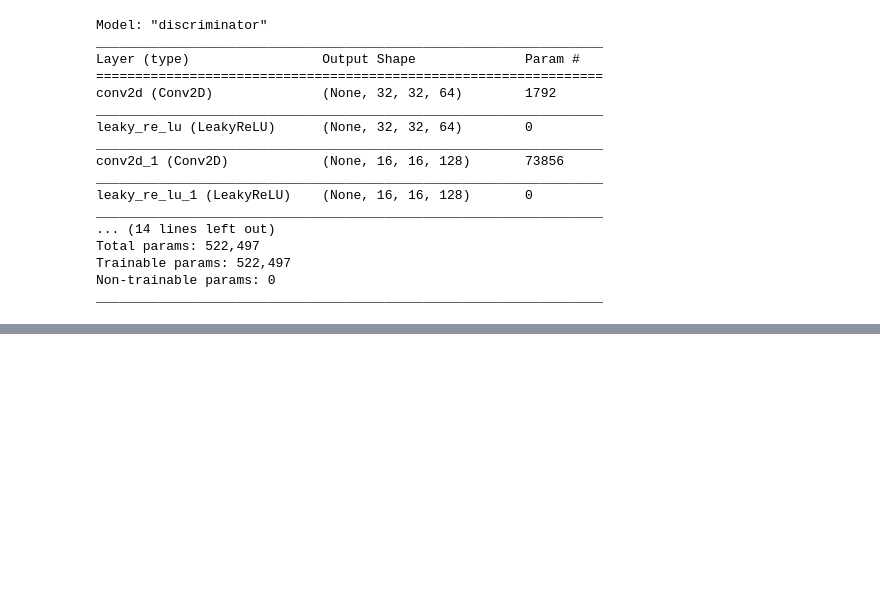
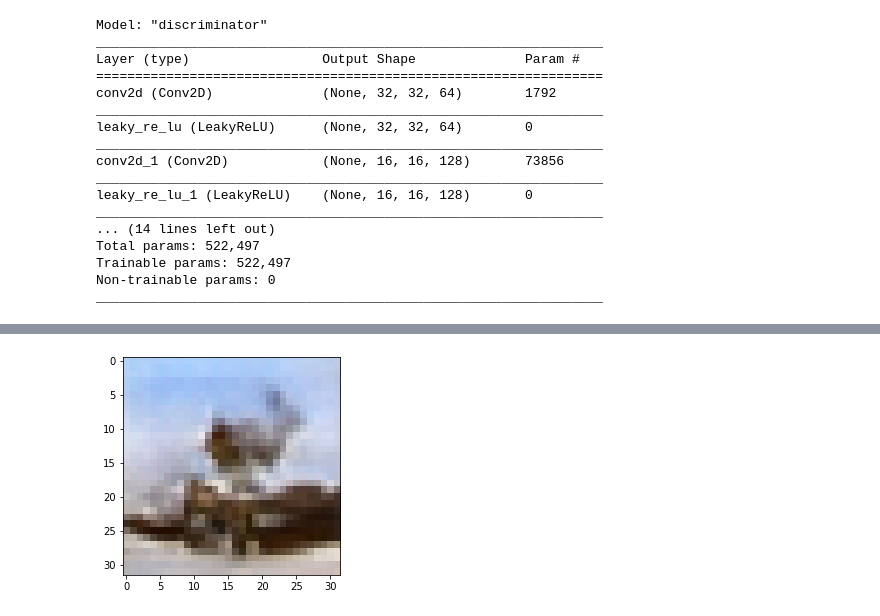
Before and after one commit to Aleksei741/Intr_neural_networks, a Jupyter notebook: Lesson_8/HW.ipynb, the cells around one changed output, grey strips where cells are left out. Saved outputs shown, nothing was run; the diff lists cells and outputs as text; code cells hidden in the pictures; blank space fills up the shorter version.

```diff
--- a/Lesson_8/HW.ipynb
+++ b/Lesson_8/HW.ipynb
@@ -238,0 +214,5 @@ img=0, epoch=200
+# %%
+plt.imshow(image.load_img(f"C:/Users/Aleks/Intr_neural_networks/Lesson_8/img/{epochs-1}_1.png").convert('RGBA'))
+plt.show()
+# %% [output]
+[figure, added]
```
Also changed, not shown: parts of 11 cells of this notebook, 1 other file.
